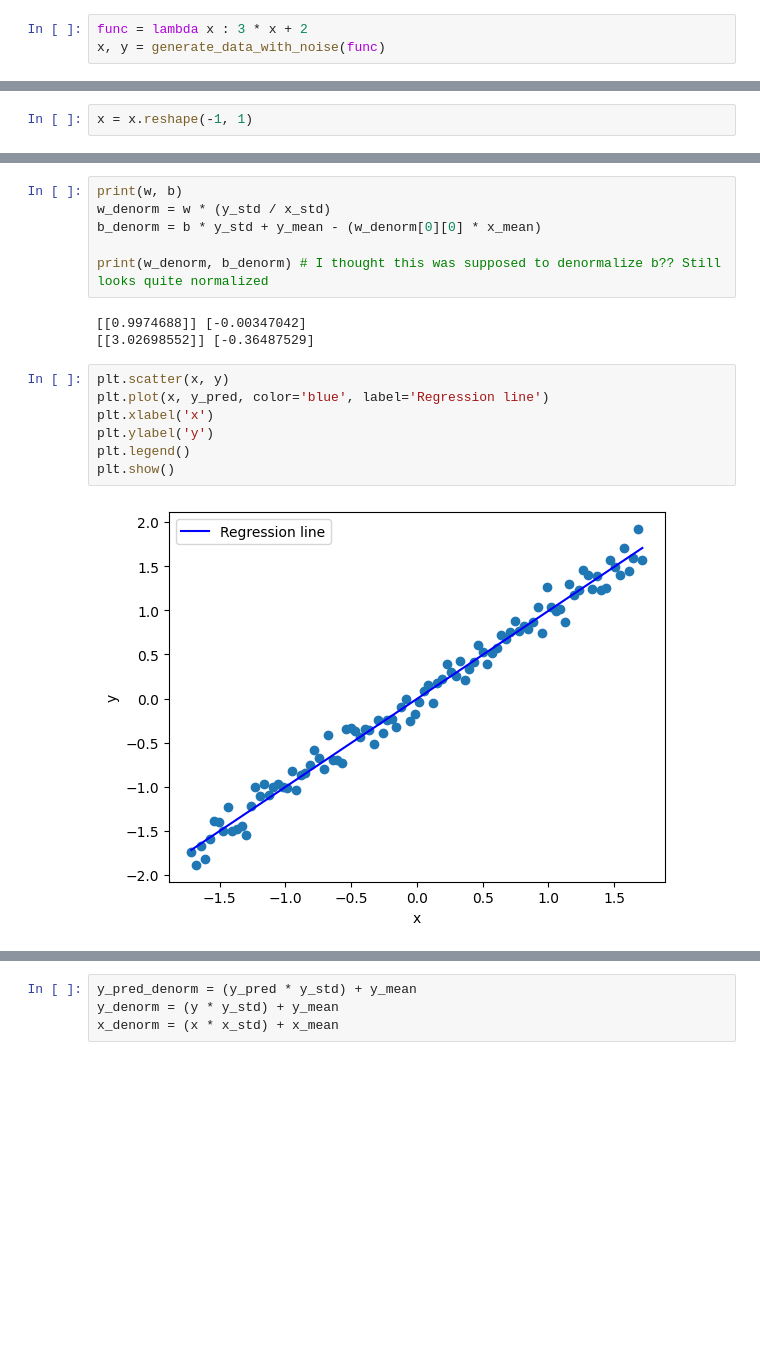
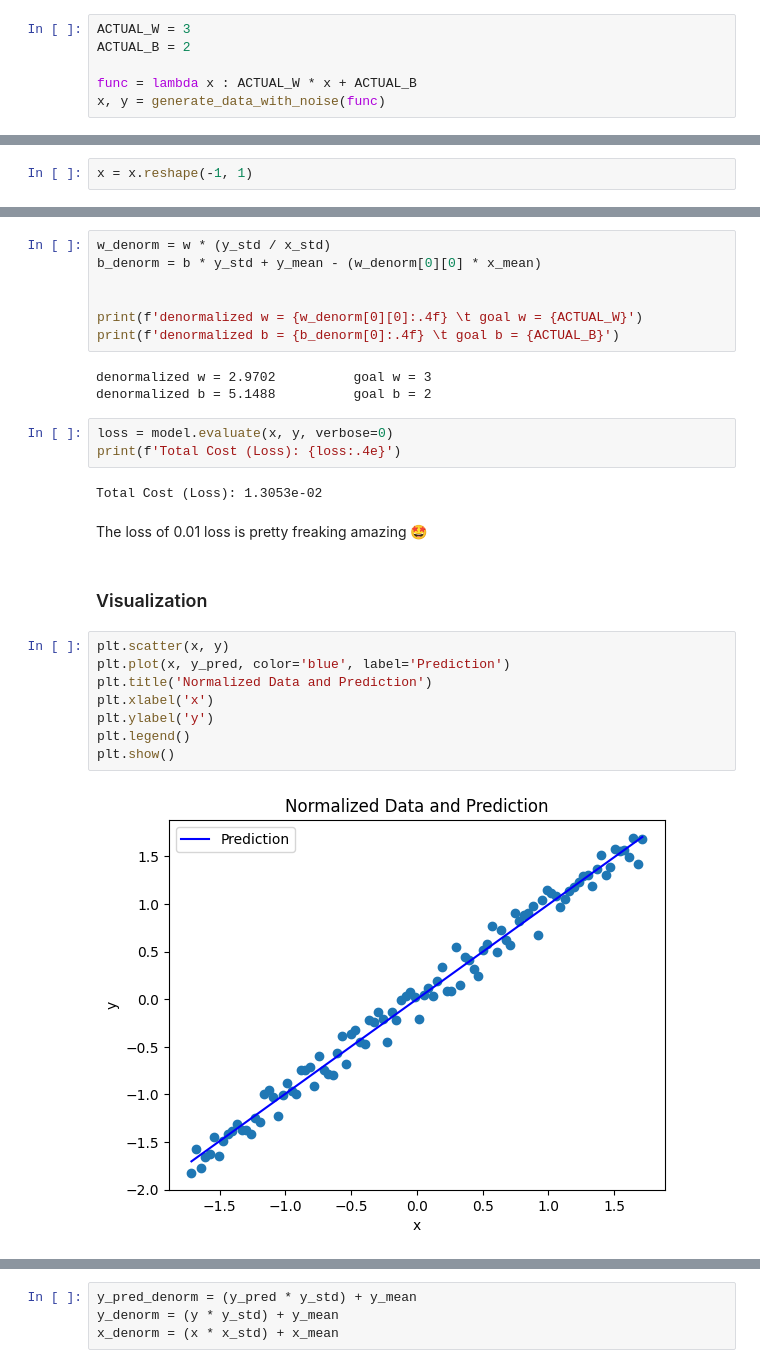
Before and after one commit to Sofia-Ortega/Machine-Learning, a Jupyter notebook: neural_networks/tensor-flow.ipynb, the cells around one changed output, grey strips where cells are left out. Cells and saved outputs as stored; diff of their text form; blank space fills up the shorter version.

```diff
--- a/neural_networks/tensor-flow.ipynb
+++ b/neural_networks/tensor-flow.ipynb
@@ -18,7 +18,10 @@ def generate_data_with_noise(func):
 
   return x, y
 # %%
-func = lambda x : 3 * x + 2
+ACTUAL_W = 3
+ACTUAL_B = 2
+
+func = lambda x : ACTUAL_W * x + ACTUAL_B
 x, y = generate_data_with_noise(func)
 # %%
 plt.scatter(x, y)
@@ -88,18 +101,29 @@ w, b = model.layers[0].get_weights()
 # %%
-print(w, b)
 w_denorm = w * (y_std / x_std)
 b_denorm = b * y_std + y_mean - (w_denorm[0][0] * x_mean)
 
-print(w_denorm, b_denorm) # I thought this was supposed to denormalize b?? Still looks quite normalized
+
+print(f'denormalized w = {w_denorm[0][0]:.4f} \t goal w = {ACTUAL_W}')
+print(f'denormalized b = {b_denorm[0]:.4f} \t goal b = {ACTUAL_B}')
 # %% [output]
-[[0.9974688]] [-0.00347042]
-[[3.02698552]] [-0.36487529]
+denormalized w = 2.9702          goal w = 3
+denormalized b = 5.1488          goal b = 2
+# %%
+loss = model.evaluate(x, y, verbose=0)
+print(f'Total Cost (Loss): {loss:.4e}')
+# %% [output]
+Total Cost (Loss): 1.3053e-02
+# %% [markdown]
+The loss of 0.01 loss is pretty freaking amazing 🤩
+# %% [markdown]
+### Visualization
 # %%
 plt.scatter(x, y)
-plt.plot(x, y_pred, color='blue', label='Regression line')
+plt.plot(x, y_pred, color='blue', label='Prediction')
+plt.title('Normalized Data and Prediction')
 plt.xlabel('x')
 plt.ylabel('y')
 plt.legend()
 plt.show()
 # %% [output]
-[figure, old version]
+[figure, new version]
```
Also changed, not shown: parts of 10 cells of this notebook.
